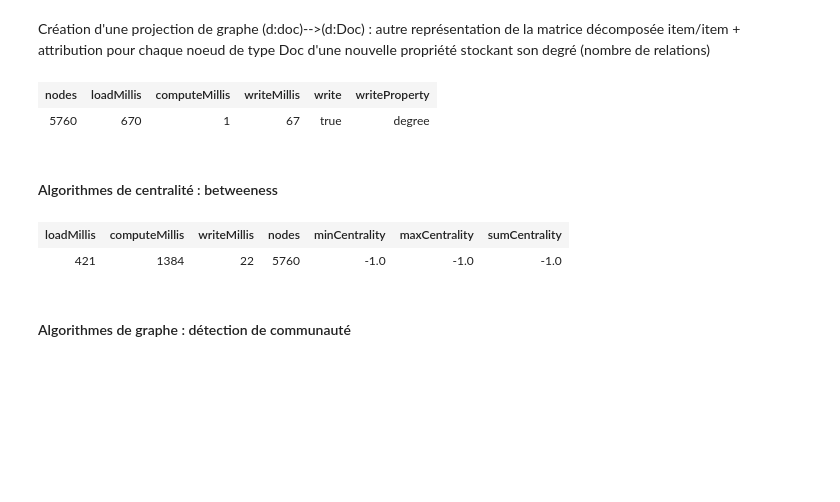
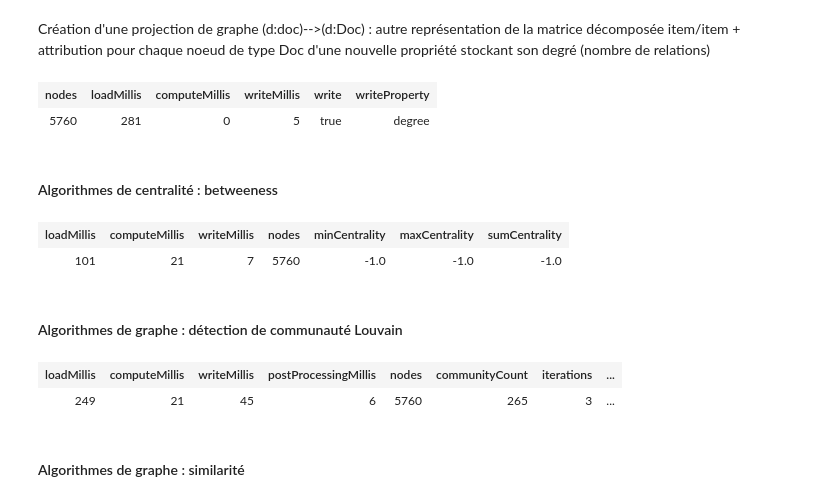
Before and after one commit to azur-scd/poc-recommandations-engine, a Jupyter notebook: SimilarityModel/collaboraticeFiltering-data.ipynb, the cells around one changed output. Cells and saved outputs as stored; diff of their text form; code cells hidden in the pictures; blank space fills up the shorter version.

```diff
--- a/SimilarityModel/collaboraticeFiltering-data.ipynb
+++ b/SimilarityModel/collaboraticeFiltering-data.ipynb
@@ -252,7 +252,8 @@ dfsja.to_csv("data/collaborative-filtering_complete.csv", sep = ';', index=False
 pip install py2neo
 # %%
 from py2neo import Graph
-graph = Graph("bolt://localhost:7687", auth=("neo4j", "Superadmin"))
+## par exemple pour une connexion sur une instance locale Neo4j
+graph = Graph("bolt://localhost:7687", auth=("neo4j", "password"))
 # %% [markdown]
 On teste la connexion avec une requête Cypher
 # %%
@@ -358,27 +361,42 @@ Création d'une projection de graphe (d:doc)-->(d:Doc) : autre représentation d
 # %%
 query = """
 CALL algo.degree(
   'MATCH (d:Doc) RETURN id(d) as id',
-  'MATCH (d1:Doc)<-[:HAS_LOAN]-(l:Lecteur)-[:HAS_LOAN]->(d2:Doc) WHERE id(d1) > id(d2) RETURN id(d1) as source, id(d2) as target',
+  'MATCH (d1:Doc)<--(l:Lecteur)-->(d2:Doc) WHERE id(d1) > id(d2) RETURN id(d1) as source, id(d2) as target',
   {graph:'cypher',writeProperty: 'degree'})
 """
 graph.run(query).to_table()
+## crée une propriété de noeud degree
 # %% [output]
 | nodes | loadMillis | computeMillis | writeMillis | write | writeProperty |
-| 5760 | 670 | 1 | 67 | true | degree |
+| 5760 | 281 | 0 | 5 | true | degree |
 # %% [markdown]
 #### Algorithmes de centralité : betweeness
 # %%
 query = """
 CALL algo.betweenness(
   'MATCH (d:Doc) RETURN id(d) as id',
-  'MATCH (d1:Doc)<-[:HAS_LOAN]-(l:Lecteur)-[:HAS_LOAN]->(d2:Doc) WHERE id(d1) > id(d2) RETURN id(d1) as source, id(d2) as target',
-  {graph:'cypher',direction: 'out',writeProperty: 'betweeness'})
+  'MATCH (l:Lecteur)-->(d1:Doc)<-[:HAS_LOAN]-(l:Lecteur)-[:HAS_LOAN]->(d2:Doc) WHERE id(d1) > id(d2) RETURN id(d1) as source, id(d2) as target',
+  {graph:'cypher',writeProperty: 'betweeness'})
 """
 graph.run(query).to_table()
 ## crée une propriété de noeud betweeness
 # %% [output]
 | loadMillis | computeMillis | writeMillis | nodes | minCentrality | maxCentrality | sumCentrality |
-| 421 | 1384 | 22 | 5760 | -1.0 | -1.0 | -1.0 |
+| 101 | 21 | 7 | 5760 | -1.0 | -1.0 | -1.0 |
 # %% [markdown]
-#### Algorithmes de graphe : détection de communauté
+#### Algorithmes de graphe : détection de communauté Louvain
+# %%
+query = """
+CALL algo.louvain(
+  'MATCH (d:Doc) RETURN id(d) as id',
+  'MATCH (d1:Doc)<--(l:Lecteur)-->(d2:Doc) WHERE id(d1) > id(d2) RETURN id(d1) as source, id(d2) as target',
+  {graph:'cypher',writeProperty: 'community'})
+"""
+graph.run(query).to_table()
+## crée une propriété de noeud community
+# %% [output]
+| loadMillis | computeMillis | writeMillis | postProcessingMillis | nodes | communityCount | iterations | ... |
+| 249 | 21 | 45 | 6 | 5760 | 265 | 3 | ... |
+# %% [markdown]
+#### Algorithmes de graphe : similarité
```
Also changed, not shown: parts of 7 cells of this notebook, 10 other files.
